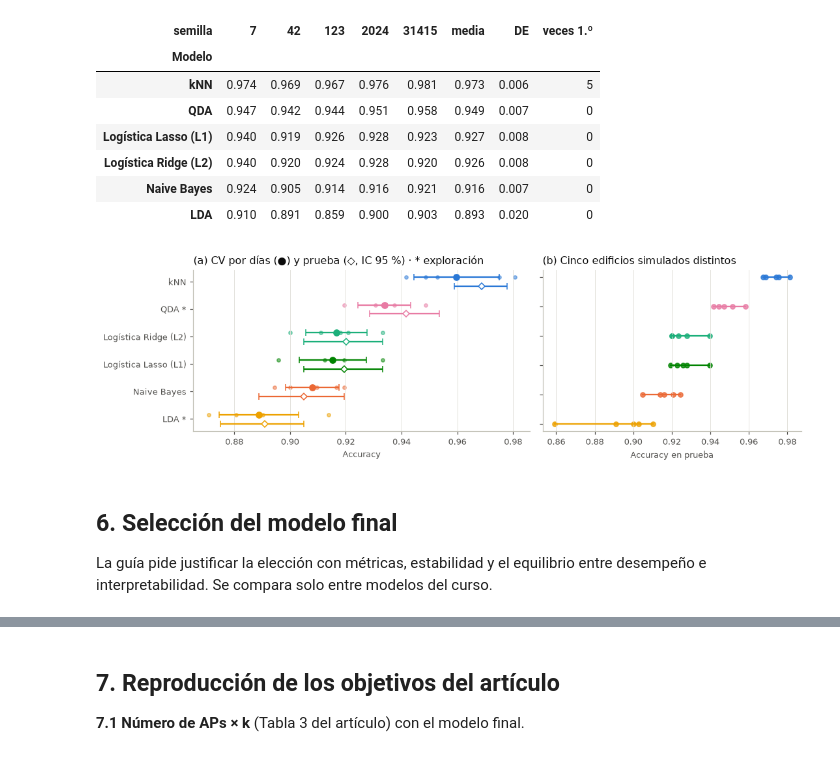
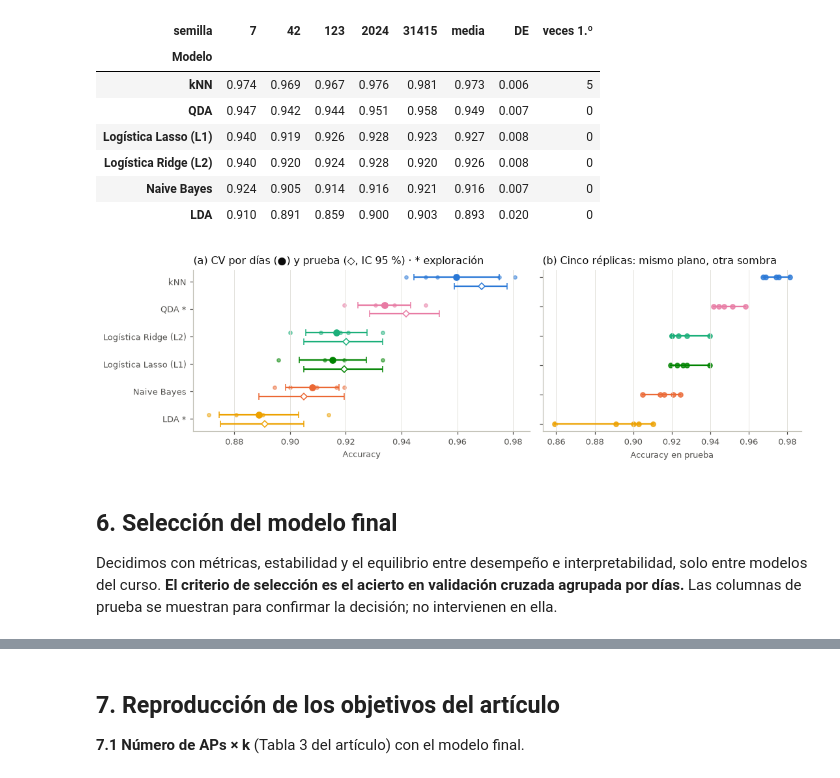
Before and after one commit to danielo2858-spec/ml1-localizacion-qaknn, a Jupyter notebook: Entrega_Final_Notebook.ipynb, the cells around one changed output, grey strips where cells are left out. Drawn from its saved outputs; the diff is of its cells as text; code cells hidden in the pictures.

```diff
--- a/Entrega_Final_Notebook.ipynb
+++ b/Entrega_Final_Notebook.ipynb
@@ -294,26 +294,26 @@ piv_e.sort_values("media", ascending=False).round(3)
 # %%
 fig, ax = plt.subplots(1, 2, figsize=(10, 3.1), gridspec_kw=dict(width_ratios=[1.3, 1]))
 orden = [n for n in resumen.sort_values("acc").Modelo if n != "Línea base"]
 for i, n in enumerate(orden):
     f = resumen[resumen.Modelo == n].iloc[0]
     ax[0].scatter(f.folds, [i + 0.15] * 5, s=12, color=COL[n], alpha=0.5)
     ax[0].errorbar(f.acc, i + 0.15, xerr=f.acc_sd, fmt="o", ms=6, color=COL[n], capsize=3)
     ax[0].errorbar(f.acc_te, i - 0.18, xerr=[[f.acc_te - f.acc_ic[0]], [f.acc_ic[1] - f.acc_te]], fmt="D", ms=5, mfc="white", color=COL[n], capsize=3)
 ax[0].set_yticks(range(len(orden)), [f"{n}{' *' if n in EXPLORACION else ''}" for n in orden])
 ax[0].set_xlabel("Accuracy"); ax[0].grid(axis="y", visible=False)
 ax[0].set_title("(a) CV por días (●) y prueba (◇, IC 95 %) · * exploración", loc="left", color=TINTA)
 for i, n in enumerate(orden):
     v = estab[estab.Modelo == n].acc.values
     ax[1].scatter(v, [i] * len(v), s=22, color=COL[n], alpha=0.8)
     ax[1].plot([v.min(), v.max()], [i, i], color=COL[n], lw=1.5)
 ax[1].set_yticks(range(len(orden)), []); ax[1].set_xlabel("Accuracy en prueba"); ax[1].grid(axis="y", visible=False)
-ax[1].set_title("(b) Cinco edificios simulados distintos", loc="left", color=TINTA)
+ax[1].set_title("(b) Cinco réplicas: mismo plano, otra sombra", loc="left", color=TINTA)
 fig.tight_layout(); guardar(fig, "f2_comparacion"); plt.show()
 # %% [output]
-[figure, old version]
+[figure, new version]
 # %% [markdown]
 ## 6. Selección del modelo final
-La guía pide justificar la elección con métricas, estabilidad y el equilibrio entre desempeño e interpretabilidad. Se compara solo entre modelos del curso.
+Decidimos con métricas, estabilidad y el equilibrio entre desempeño e interpretabilidad, solo entre modelos del curso. **El criterio de selección es el acierto en validación cruzada agrupada por días.** Las columnas de prueba se muestran para confirmar la decisión; no intervienen en ella.
 # %%
 sel = resumen[resumen.grupo == "curso"].set_index("Modelo")
 decision = pd.DataFrame({
```
Also changed, not shown: parts of 12 cells of this notebook, 8 other files.
